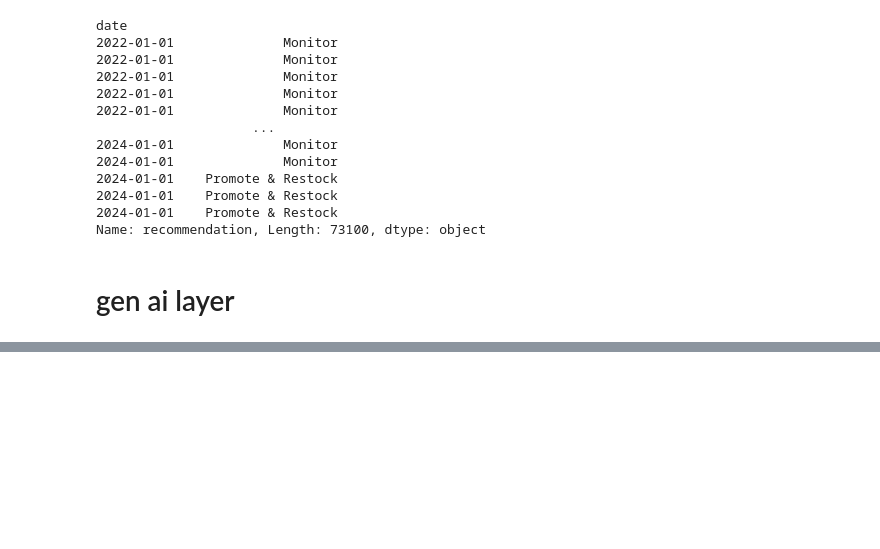
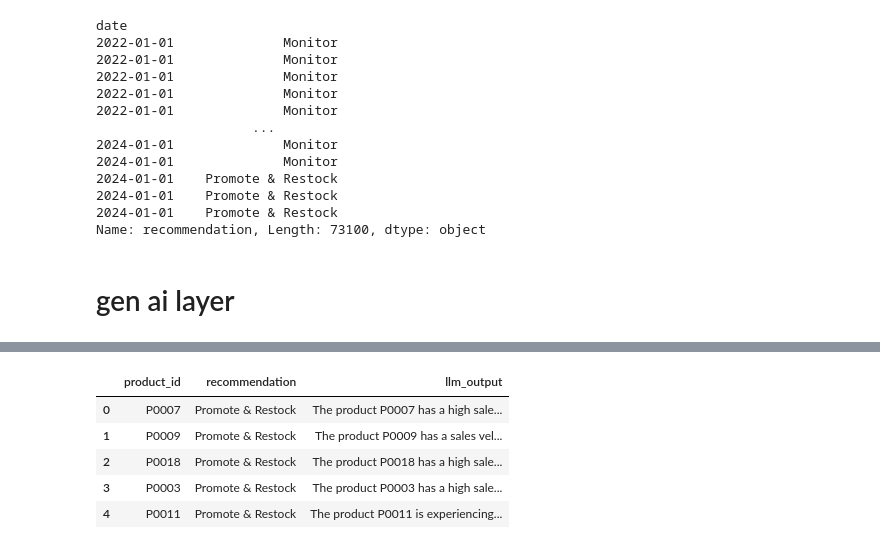
Before and after one commit to kiranrawat/retail-merchandising-copilot, a Jupyter notebook: analysis.ipynb, the cells around one changed output, grey strips where cells are left out. Saved outputs shown, nothing was run; the diff lists cells and outputs as text; code cells hidden in the pictures; blank space fills up the shorter version.

```diff
--- a/analysis.ipynb
+++ b/analysis.ipynb
@@ -143,0 +192,10 @@ print(response.choices[0].message.content)
+# %%
+df_results = pd.DataFrame(results)
+df_results.head()
+# %% [output]
+|  | product_id | recommendation | llm_output |
+| 0 | P0007 | Promote & Restock | The product P0007 has a high sale... |
+| 1 | P0009 | Promote & Restock | The product P0009 has a sales vel... |
+| 2 | P0018 | Promote & Restock | The product P0018 has a high sale... |
+| 3 | P0003 | Promote & Restock | The product P0003 has a high sale... |
+| 4 | P0011 | Promote & Restock | The product P0011 is experiencing... |
```
Also changed, not shown: parts of 15 cells of this notebook.
